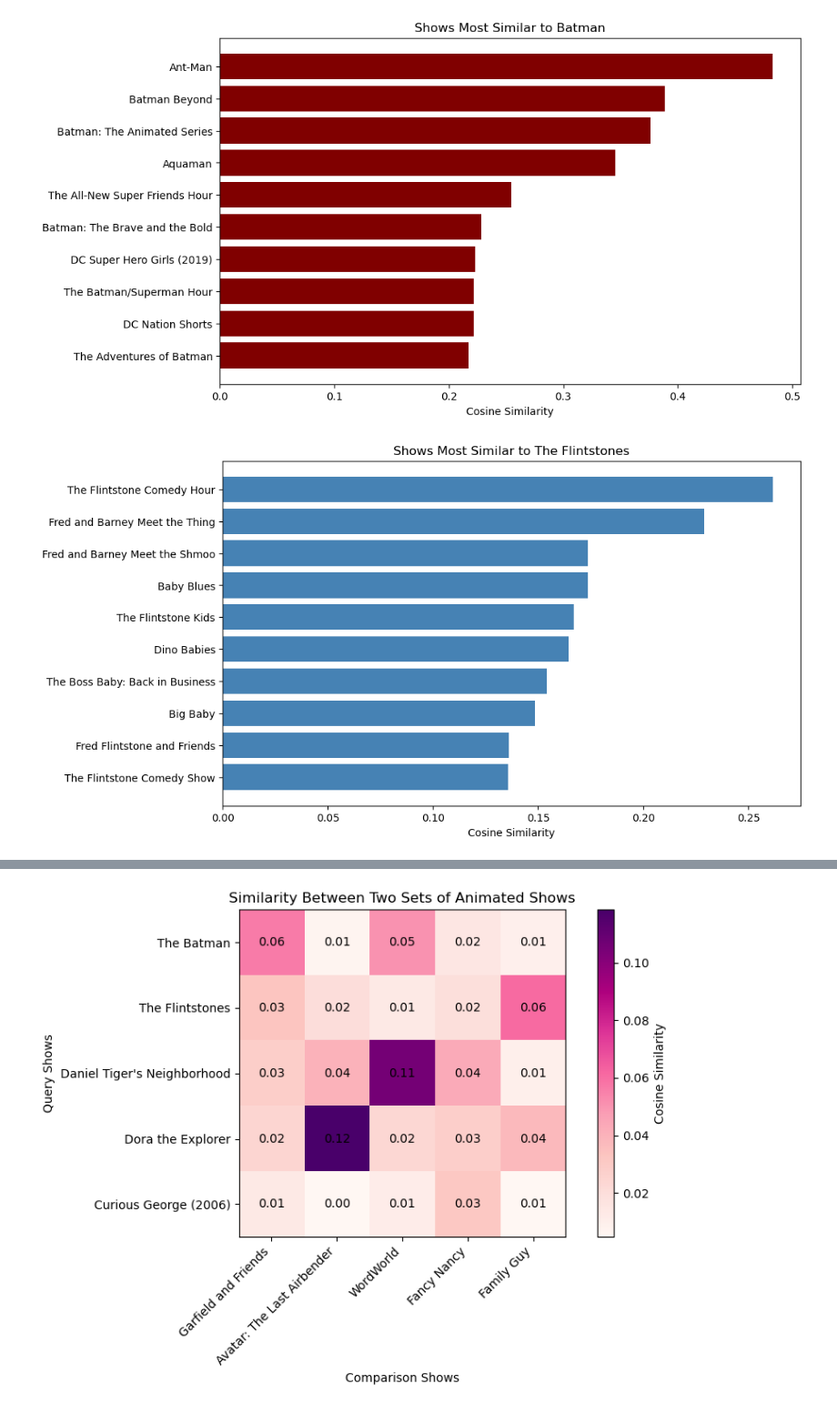
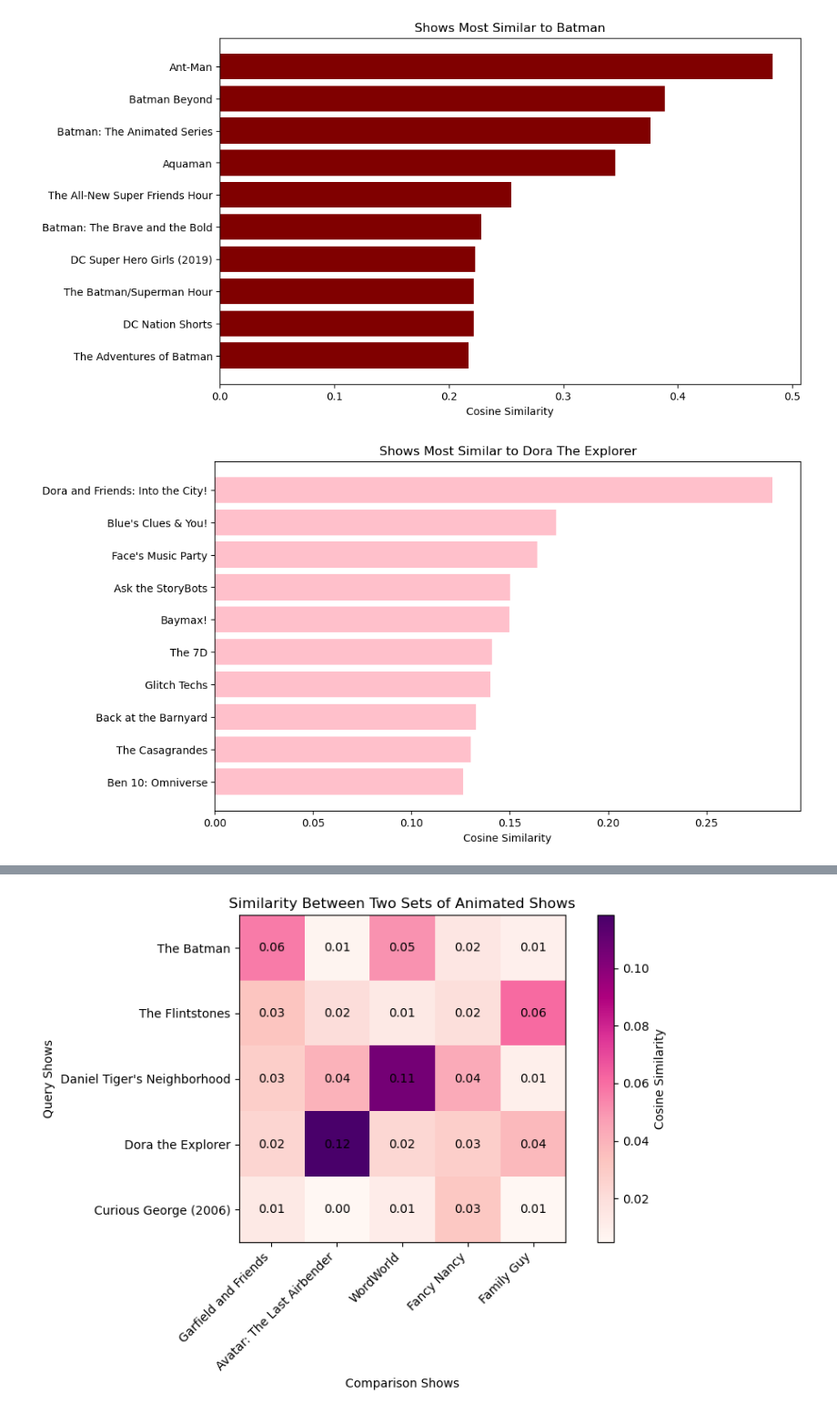
Before and after one commit to kousalyaa13/Module-3-Assignment, a Jupyter notebook: similarity analysis.ipynb, the cells around one changed output, grey strips where cells are left out. Shown at 91% size. Drawn from its saved outputs; the diff is of its cells as text; code cells hidden in the pictures.

```diff
--- a/similarity analysis.ipynb
+++ b/similarity analysis.ipynb
@@ -177,8 +177,8 @@ print(q5)
 8  The Batman                DC Nation Shorts          0.221407
 9  The Batman        The Adventures of Batman          0.217244
 # %%
-q5 = get_top_similar("Dora the Explorer", df, similarity_matrix)
-print(q5)
+q6 = get_top_similar("Dora the Explorer", df, similarity_matrix)
+print(q6)
 # %% [output]
                Query                      Similar_Show  Similarity_Score
 0  Dora the Explorer  Dora and Friends: Into the City!          0.283792
@@ -205,10 +205,10 @@ plt.show()
 [figure]
 # %%
 plt.figure(figsize=(10,6))
-plt.barh(q4["Similar_Show"], q4["Similarity_Score"], color = "steelblue")
+plt.barh(q6["Similar_Show"], q6["Similarity_Score"], color = "pink")
 plt.xlabel("Cosine Similarity")
-plt.title("Shows Most Similar to The Flintstones")
+plt.title("Shows Most Similar to Dora The Explorer")
 plt.gca().invert_yaxis()
 plt.show()
 # %% [output]
-[figure, old version]
+[figure, new version]
```
Also changed, not shown: parts of 1 cell of this notebook, 1 other file.
